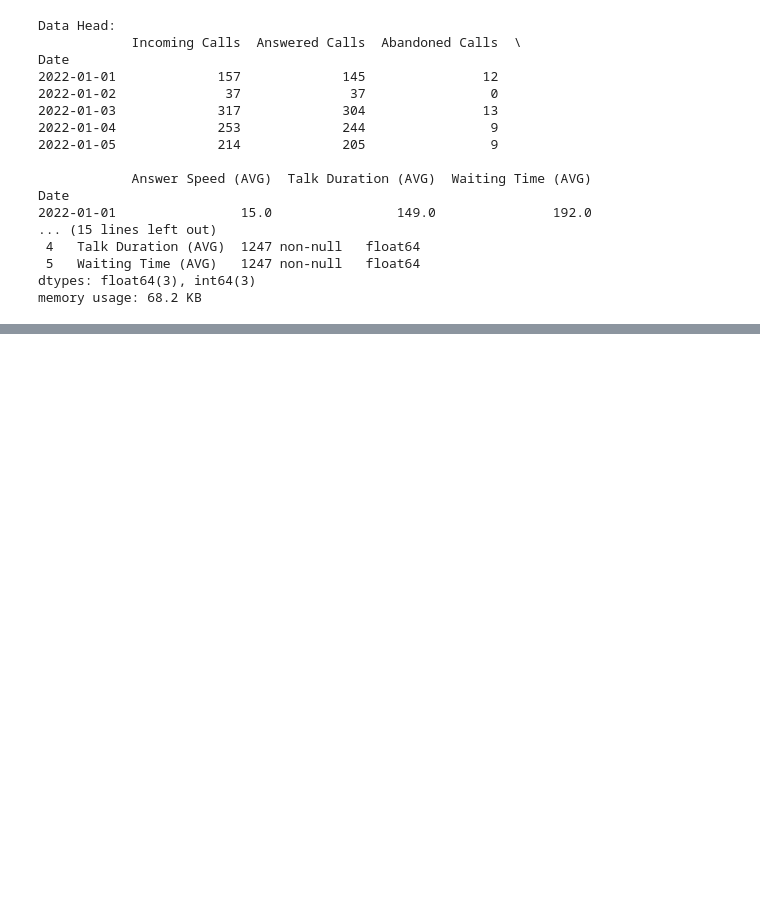
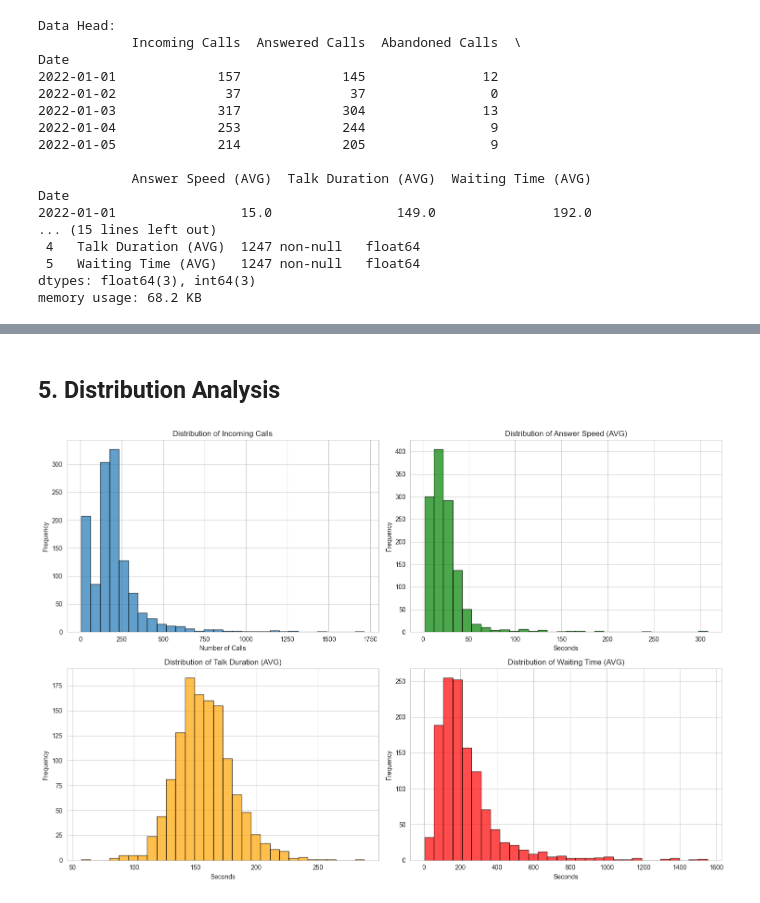
Before and after one commit to UCSD-Intuit-Data-Science-Initiative/UCSD-Intuit-DS-Capstone-project-Jackie, a Jupyter notebook: notebooks/01-eda-and-prototyping.ipynb, the cells around one changed output, grey strips where cells are left out. Saved outputs shown, nothing was run; the diff lists cells and outputs as text; code cells hidden in the pictures; blank space fills up the shorter version.

Commit message:
Add comprehensive EDA with time series decomposition - linting fixes in progress

```diff
--- a/notebooks/01-eda-and-prototyping.ipynb
+++ b/notebooks/01-eda-and-prototyping.ipynb
@@ -68,0 +137,52 @@ plt.show()
+# %% [markdown]
+## 5. Distribution Analysis
+# %%
+# Distribution plots for key numerical features
+fig, axes = plt.subplots(2, 2, figsize=(15, 10))
+
+# Incoming Calls
+axes[0, 0].hist(df["Incoming Calls"], bins=30, edgecolor="black", alpha=0.7)
+axes[0, 0].set_title("Distribution of Incoming Calls")
+axes[0, 0].set_xlabel("Number of Calls")
+axes[0, 0].set_ylabel("Frequency")
+
+# Answer Speed
+axes[0, 1].hist(
+    df["Answer Speed (AVG)"],
+    bins=30,
+    edgecolor="black",
+    alpha=0.7,
+    color="green",
+)
+axes[0, 1].set_title("Distribution of Answer Speed (AVG)")
+axes[0, 1].set_xlabel("Seconds")
+axes[0, 1].set_ylabel("Frequency")
+
+# Talk Duration
+axes[1, 0].hist(
+    df["Talk Duration (AVG)"],
+    bins=30,
+    edgecolor="black",
+    alpha=0.7,
+    color="orange",
+)
+axes[1, 0].set_title("Distribution of Talk Duration (AVG)")
+axes[1, 0].set_xlabel("Seconds")
+axes[1, 0].set_ylabel("Frequency")
+
+# Waiting Time
+axes[1, 1].hist(
+    df["Waiting Time (AVG)"],
+    bins=30,
+    edgecolor="black",
+    alpha=0.7,
+    color="red",
+)
+axes[1, 1].set_title("Distribution of Waiting Time (AVG)")
+axes[1, 1].set_xlabel("Seconds")
+axes[1, 1].set_ylabel("Frequency")
+
+plt.tight_layout()
+plt.show()
+# %% [output]
+[figure, added]
```
Also changed, not shown: parts of 31 cells of this notebook.
